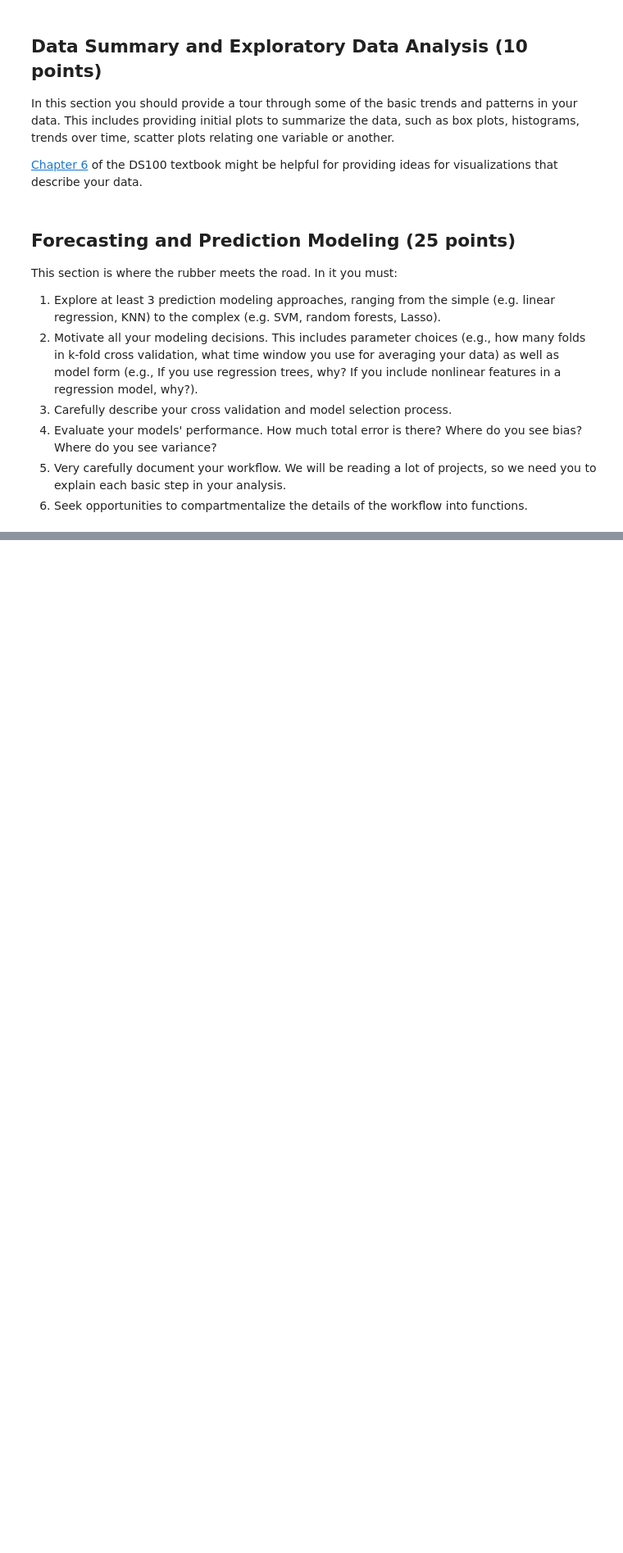
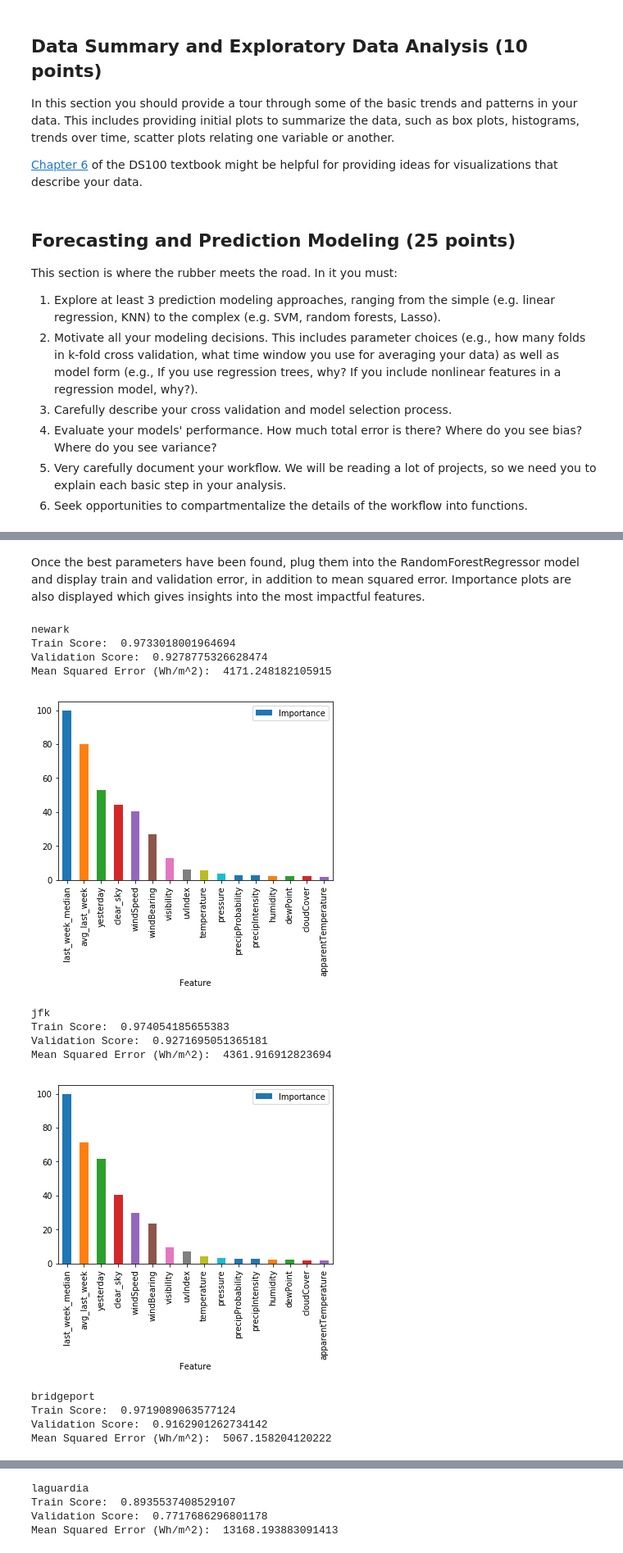
Before and after one commit to jackcsullivan/ER190C_final_proj, a Jupyter notebook: Copy_FinalProject.ipynb, the cells around one changed output, grey strips where cells are left out. Shown: that part at 82% size. Drawn from its saved outputs; the diff is of its cells as text; code cells hidden in the pictures; blank space fills up the shorter version.

```diff
--- a/Copy_FinalProject.ipynb
+++ b/Copy_FinalProject.ipynb
@@ -493,0 +563,31 @@ This section is where the rubber meets the road.  In it you must:
+# %% [markdown]
+Once the best parameters have been found, plug them into the RandomForestRegressor model and display train and validation error, in addition to mean squared error. Importance plots are also displayed which gives insights into the most impactful features.
+# %%
+from sklearn.metrics import mean_squared_error
+import matplotlib.pyplot as plt
+
+def define_forest(loc_name, n_estimators, max_depth, min_samples_split):
+    merged = pd.read_csv('./data/merged/' + loc_name + '_merged.csv', index_col='Unnamed: 0')
+    merged = merged.dropna(thresh=len(merged) - 150, axis=1)
+    X_train, y_train, X_val, y_val, X_test, y_test = train_test_split_df(merged)
+
+    # Fit tree with best newark params as a starting point.
+    rfr_tree = RandomForestRegressor(n_estimators=n_estimators, max_depth=max_depth, min_samples_split=min_samples_split, bootstrap=True, max_features='sqrt')
+    rfr_tree.fit(X_train, y_train)
+
+    train_score = rfr_tree.score(X_train, y_train)
+    val_score = rfr_tree.score(X_val, y_val)
+
+    print(loc_name)
+    print('Train Score: ', train_score)
+    print('Validation Score: ', val_score)
+    print("Mean Squared Error (Wh/m^2): ", mean_squared_error(y_val, rfr_tree.predict(X_val)))
+
+    importances = sorted((100 / max(rfr_tree.feature_importances_)) * rfr_tree.feature_importances_)
+
+    im_df = pd.DataFrame({'Feature': X_train.columns, 'Importance': importances})
+    im_df = im_df.sort_values(by="Importance", ascending=False)
+    im_df.plot.bar(x='Feature', y='Importance')
+    plt.show()
+
+    return rfr_tree
@@ -493,0 +602,21 @@ This section is where the rubber meets the road.  In it you must:
+# %%
+newark_rfr = define_forest("newark", 151, None, 10)
+jfk_rfr = define_forest("jfk", 151, None, 10)
+bridgeport_rfr = define_forest("bridgeport", 151, None, 10)
+laguardia_rfr = define_forest("laguardia", 121, None, 15)
+li_macarthur_rfr = define_forest("li_macarthur", 151, None, 10)
+# %% [output]
+newark
+Train Score:  0.9733018001964694
+Validation Score:  0.9278775326628474
+Mean Squared Error (Wh/m^2):  4171.248182105915
+[figure, added]
+jfk
+Train Score:  0.974054185655383
+Validation Score:  0.9271695051365181
+Mean Squared Error (Wh/m^2):  4361.916912823694
+[figure, added]
+bridgeport
+Train Score:  0.9719089063577124
+Validation Score:  0.9162901262734142
+Mean Squared Error (Wh/m^2):  5067.158204120222
@@ -493,0 +624,4 @@ This section is where the rubber meets the road.  In it you must:
+laguardia
+Train Score:  0.8935537408529107
+Validation Score:  0.7717686296801178
+Mean Squared Error (Wh/m^2):  13168.193883091413
```
Also changed, not shown: parts of 13 cells of this notebook.
